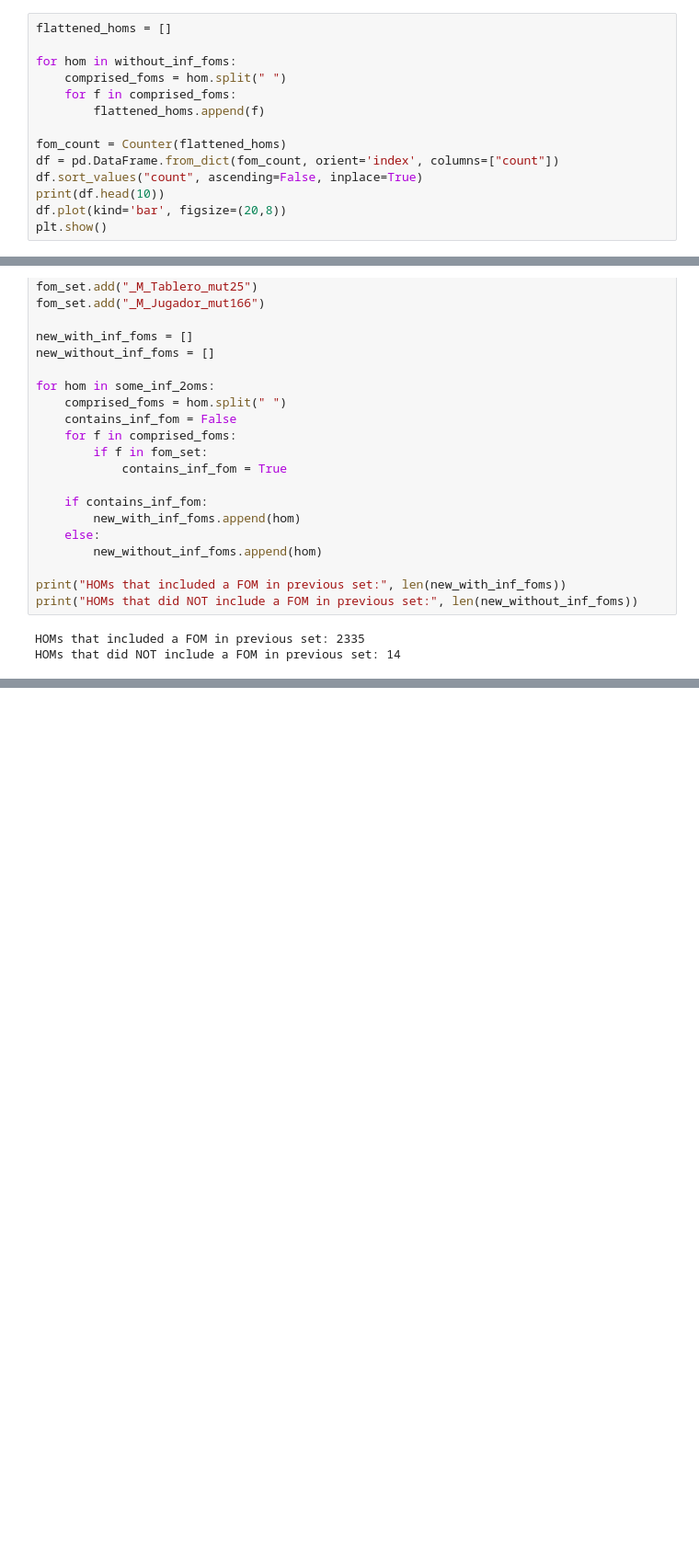
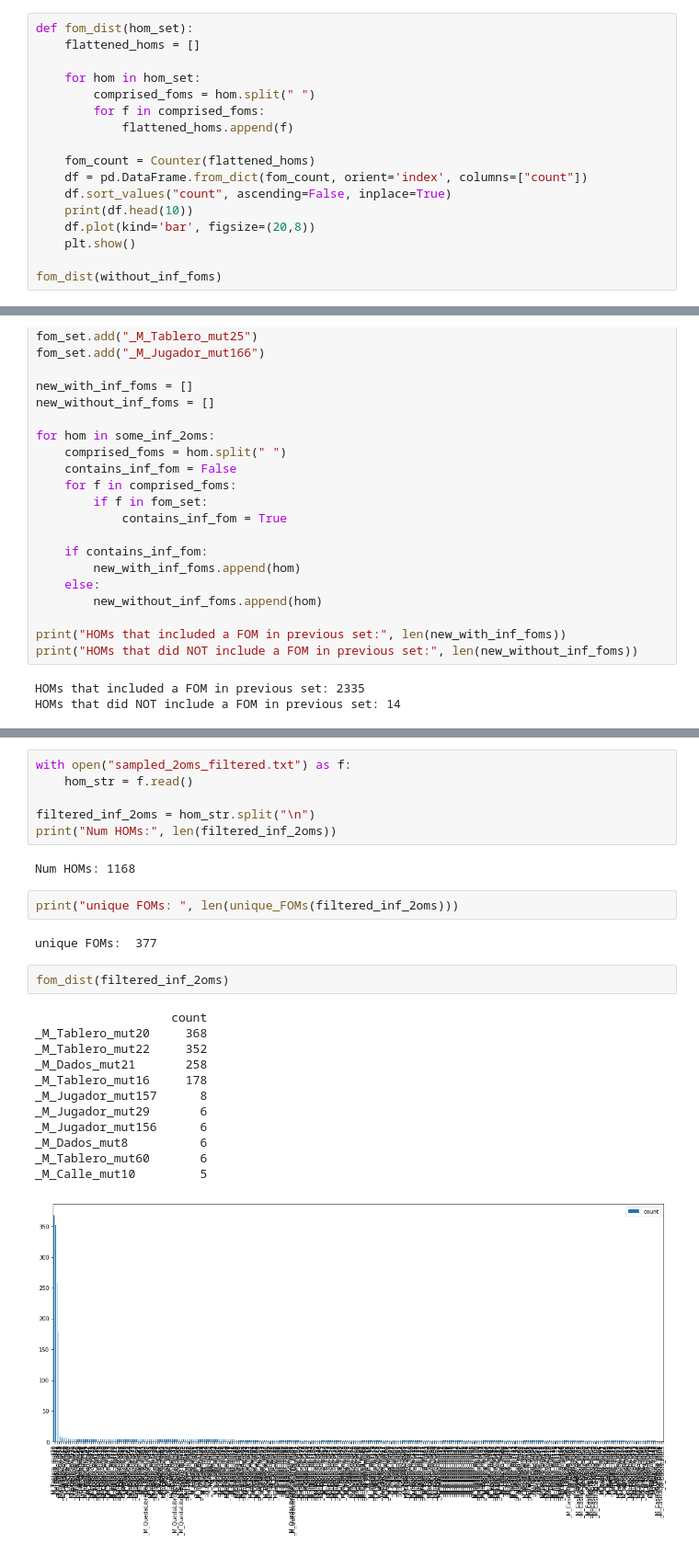
Before and after one commit to poosomooso/SSHOM-Search, a Jupyter notebook: python/Infinites.ipynb, the cells around one changed output, grey strips where cells are left out. Shown at 92% size. Drawn from its saved outputs; the diff is of its cells as text; blank space fills up the shorter version.

```diff
--- a/python/Infinites.ipynb
+++ b/python/Infinites.ipynb
@@ -95,19 +97,22 @@ print("unique FOMs from HOMs that do not contain FOMs from the previous set:", l
 # %% [output]
 unique FOMs from HOMs that do not contain FOMs from the previous set: 106
 # %%
-flattened_homs = []
+def fom_dist(hom_set):
+    flattened_homs = []
 
-for hom in without_inf_foms:
-    comprised_foms = hom.split(" ")
-    for f in comprised_foms:
-        flattened_homs.append(f)
+    for hom in hom_set:
+        comprised_foms = hom.split(" ")
+        for f in comprised_foms:
+            flattened_homs.append(f)
 
-fom_count = Counter(flattened_homs)
-df = pd.DataFrame.from_dict(fom_count, orient='index', columns=["count"])
-df.sort_values("count", ascending=False, inplace=True)
-print(df.head(10))
-df.plot(kind='bar', figsize=(20,8))
-plt.show()
+    fom_count = Counter(flattened_homs)
+    df = pd.DataFrame.from_dict(fom_count, orient='index', columns=["count"])
+    df.sort_values("count", ascending=False, inplace=True)
+    print(df.head(10))
+    df.plot(kind='bar', figsize=(20,8))
+    plt.show()
+
+fom_dist(without_inf_foms)
 # %% [output]
                    count
 _M_Tablero_mut16      53
@@ -151,0 +159,27 @@ HOMs that did NOT include a FOM in previous set: 14
+# %%
+with open("sampled_2oms_filtered.txt") as f:
+    hom_str = f.read()
+
+filtered_inf_2oms = hom_str.split("\n")
+print("Num HOMs:", len(filtered_inf_2oms))
+# %% [output]
+Num HOMs: 1168
+# %%
+print("unique FOMs: ", len(unique_FOMs(filtered_inf_2oms)))
+# %% [output]
+unique FOMs:  377
+# %%
+fom_dist(filtered_inf_2oms)
+# %% [output]
+                   count
+_M_Tablero_mut20     368
+_M_Tablero_mut22     352
+_M_Dados_mut21       258
+_M_Tablero_mut16     178
+_M_Jugador_mut157      8
+_M_Jugador_mut29       6
+_M_Jugador_mut156      6
+_M_Dados_mut8          6
+_M_Tablero_mut60       6
+_M_Calle_mut10         5
+[figure, added]
```
Also changed, not shown: parts of 9 cells of this notebook, 2 other files.
